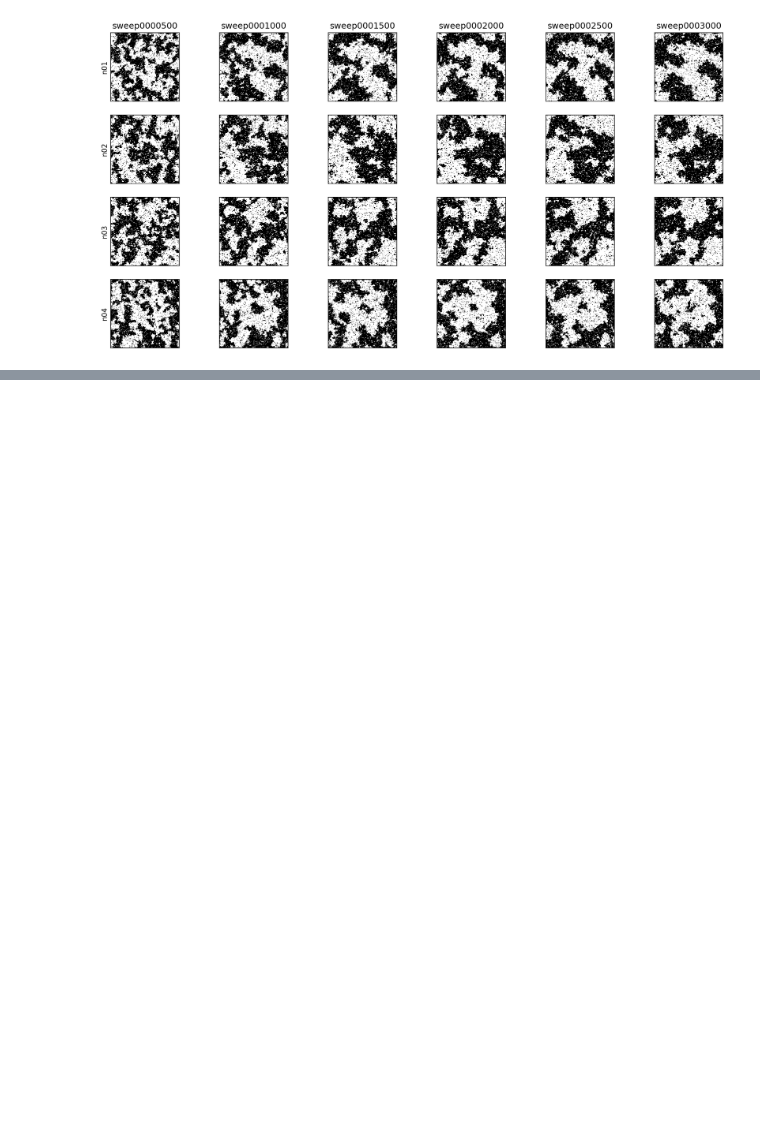
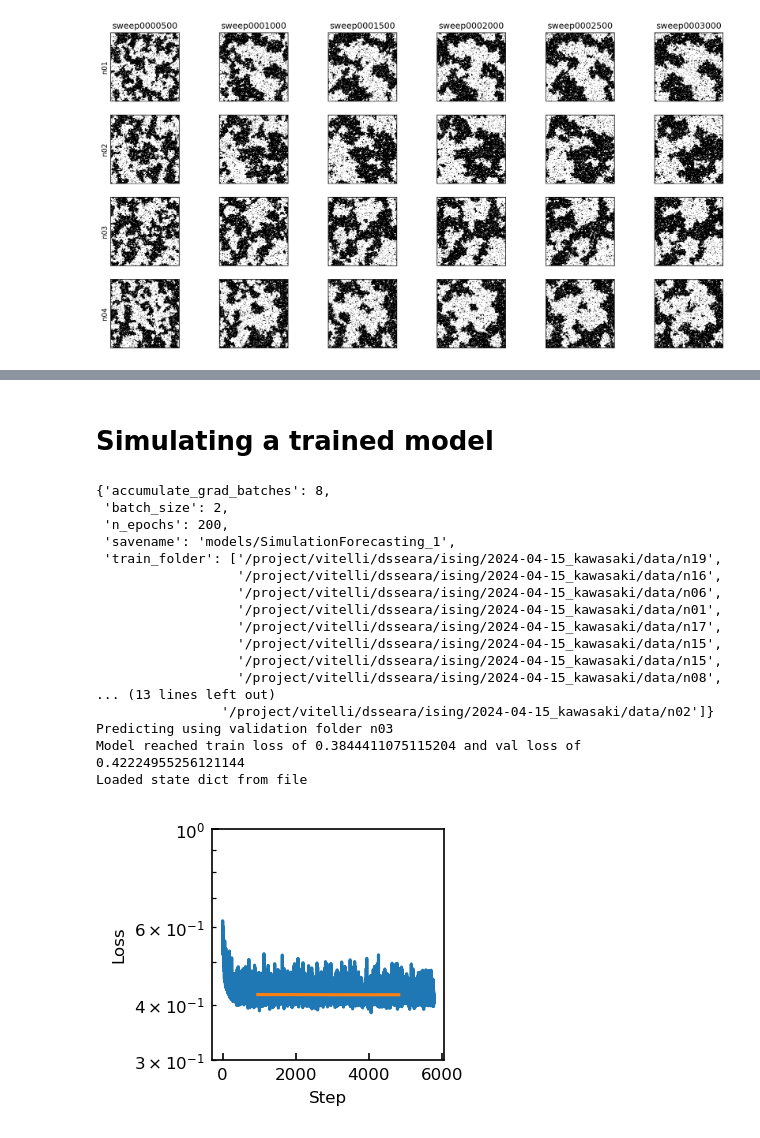
Before and after one commit to jcolen/sociohydro, a Jupyter notebook: nonlocal_ising/SimulationsForecasting.ipynb, the cells around one changed output, grey strips where cells are left out. Drawn from its saved outputs; the diff is of its cells as text; code cells hidden in the pictures; blank space fills up the shorter version.

Commit message:
First batch of models, training is not even close to done

```diff
--- a/nonlocal_ising/SimulationsForecasting.ipynb
+++ b/nonlocal_ising/SimulationsForecasting.ipynb
@@ -76,0 +71,71 @@ tensor(0.7721, grad_fn=<BinaryCrossEntropyBackward0>)
+# %% [markdown]
+# Simulating a trained model
+# %%
+import torch
+import json
+import os
+import pandas as pd
+from pprint import pprint
+from forecasting_dataset import SimulationDataset
+from forecasting_nn import SimulationForecasting
+from pprint import pprint
+
+device = torch.device('cuda:0')
+model_path = 'models/SimulationForecasting_1'
+
+# Get validation set simulation
+with open(f'{model_path}_args.txt', 'r') as f:
+    info = json.load(f)
+pprint(info)
+
+val_set_size = len(info['val_folder']) * 193 / 2
+
+folder = info['val_folder'][1]
+print(f'Predicting using validation folder {os.path.basename(folder)}')
+ds = SimulationDataset(folder, seq_len=25)
+
+# Load model
+info = torch.load(f'{model_path}.ckpt')
+info["val_loss"] = np.array(info["val_loss"]) / val_set_size
+print(f'Model reached train loss of {np.min(info["train_loss"])} and val loss of {np.min(info["val_loss"])}')
+model = SimulationForecasting().to(device)
+model.load_state_dict(info['state_dict'])
+model.eval()
+print('Loaded state dict from file')
+
+val_step = np.arange(1, len(info["val_loss"]) + 1) * val_set_size
+
+fig, ax = plt.subplots(1, 1, dpi=150, figsize=(2, 2))
+ax.plot(info["train_loss"])
+ax.plot(val_step, info["val_loss"])
+ax.tick_params(which='both', direction='in')
+ax.set(xlabel='Step', ylabel='Loss', yscale='log', ylim=[3e-1, 1e0])
+
+sample = ds[2]
+with torch.no_grad():
+    phi1 = model.simulate(sample['phi'][0:1].to(device), ds.seq_len)[0].detach().cpu().numpy().squeeze()
+
+logits = 0.5 * (1 + phi1)
+randoms = np.random.uniform(size=phi1.shape)
+preds = np.zeros_like(phi1)
+preds[randoms < logits] = 1
+preds[randoms >= logits] = -1
+# %% [output]
+{'accumulate_grad_batches': 8,
+ 'batch_size': 2,
+ 'n_epochs': 200,
+ 'savename': 'models/SimulationForecasting_1',
+ 'train_folder': ['/project/vitelli/dsseara/ising/2024-04-15_kawasaki/data/n19',
+                  '/project/vitelli/dsseara/ising/2024-04-15_kawasaki/data/n16',
+                  '/project/vitelli/dsseara/ising/2024-04-15_kawasaki/data/n06',
+                  '/project/vitelli/dsseara/ising/2024-04-15_kawasaki/data/n01',
+                  '/project/vitelli/dsseara/ising/2024-04-15_kawasaki/data/n17',
+                  '/project/vitelli/dsseara/ising/2024-04-15_kawasaki/data/n15',
+                  '/project/vitelli/dsseara/ising/2024-04-15_kawasaki/data/n15',
+                  '/project/vitelli/dsseara/ising/2024-04-15_kawasaki/data/n08',
+... (13 lines left out)
+                '/project/vitelli/dsseara/ising/2024-04-15_kawasaki/data/n02']}
+Predicting using validation folder n03
+Model reached train loss of 0.3844411075115204 and val loss of 0.42224955256121144
+Loaded state dict from file
+[figure, added]
```
Also changed, not shown: parts of 5 cells of this notebook, 14 other files.
